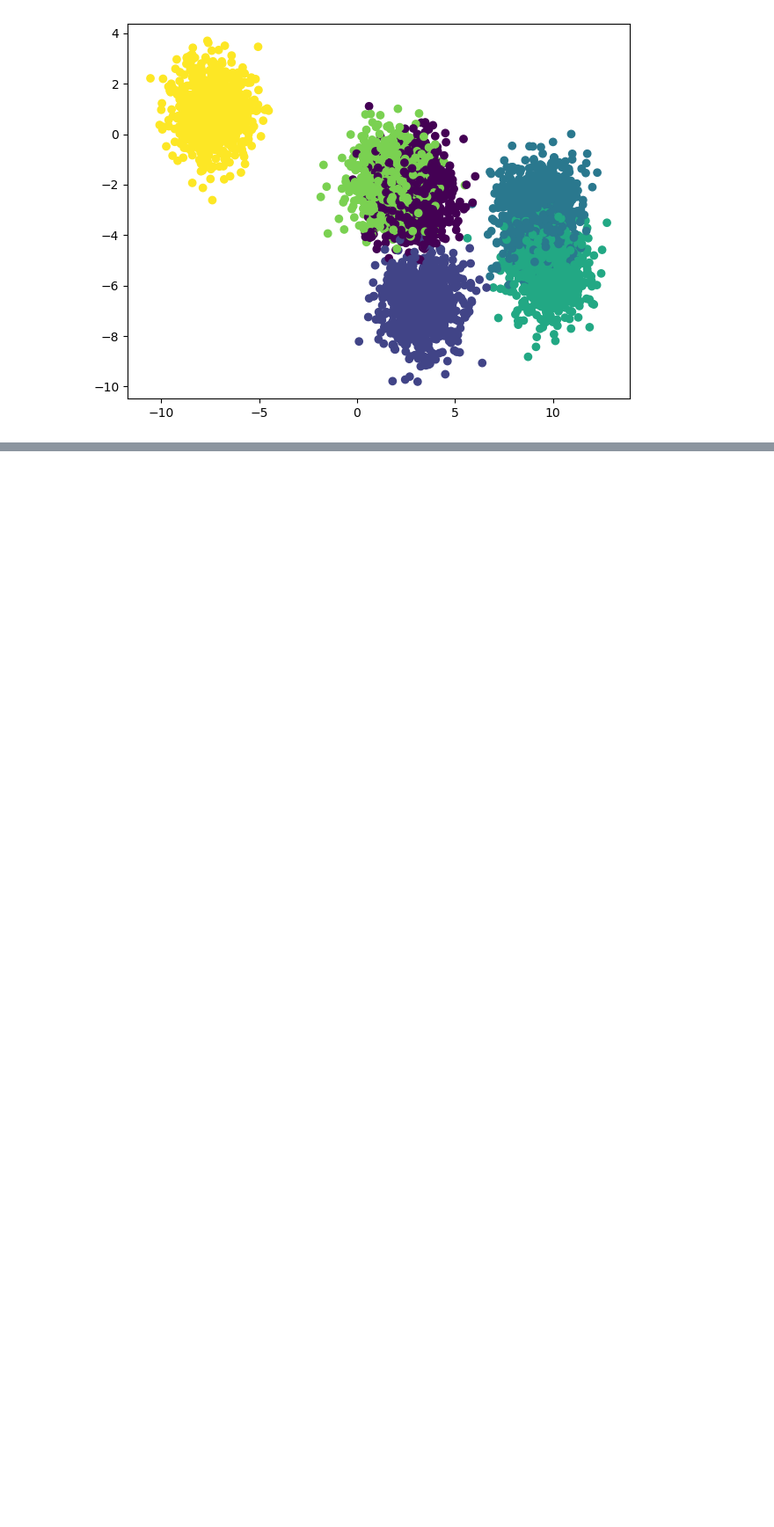
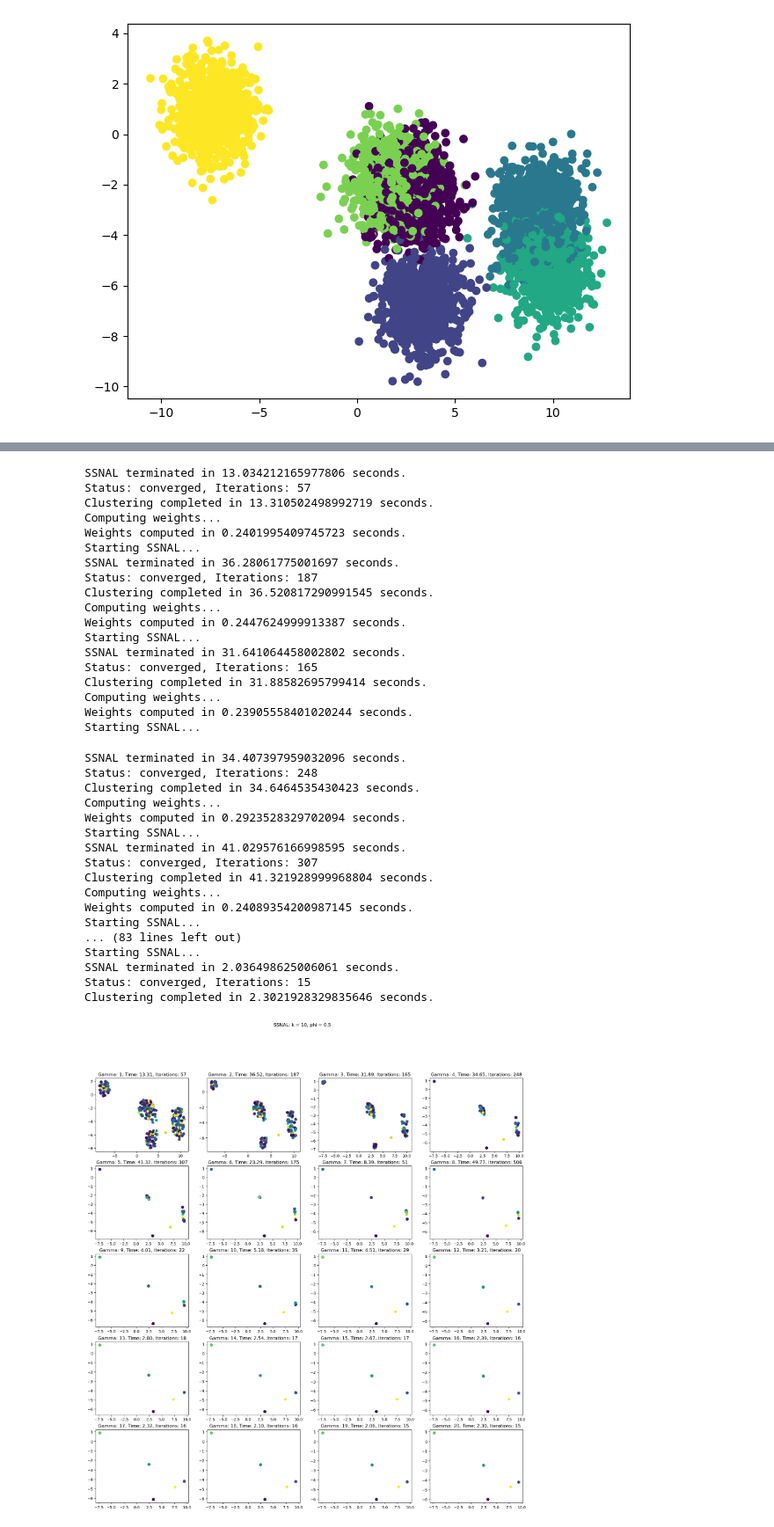
Before and after one commit to dx-li/pycvxcluster, a Jupyter notebook: Examples.ipynb, the cells around one changed output, grey strips where cells are left out. Shown at 88% size. Cells and saved outputs as stored; diff of their text form; code cells hidden in the pictures; blank space fills up the shorter version.

```diff
--- a/Examples.ipynb
+++ b/Examples.ipynb
@@ -232,3 +232,15 @@ plt.tight_layout()
 plt.show()
 # %% [output]
 [figure]
+# %%
+#run ssnal on the blobs with varying gamma from 1 to 20 and plot the results
+fig, axes = plt.subplots(5, 4, figsize=(10, 10))
+fig.set_size_inches(20, 20)
+for i in range(20):
+    ssnal = pycvxcluster.pycvxcluster.SSNAL(k=10, phi = 0.5, gamma = i+1)
+    labels = ssnal.fit_predict(blobs[0], return_centers = True)
+    axes[i // 4, i % 4].scatter(ssnal.xi[0, :], ssnal.centers_[1, :], c=labels)
+    axes[i // 4, i % 4].set_title(f"Gamma: {i+1}, Time: {ssnal.tot_time_:.2f}, Iterations: {ssnal.iter_:.0f}")
+fig.suptitle(f"SSNAL: k = {ssnal.k}, phi = {ssnal.phi}")
+plt.show()
+# %% [output]
@@ -235,3 +250,39 @@ plt.show()
+SSNAL terminated in 13.034212165977806 seconds.
+Status: converged, Iterations: 57
+Clustering completed in 13.310502498992719 seconds.
+Computing weights...
+Weights computed in 0.2401995409745723 seconds.
+Starting SSNAL...
+SSNAL terminated in 36.28061775001697 seconds.
+Status: converged, Iterations: 187
+Clustering completed in 36.520817290991545 seconds.
+Computing weights...
+Weights computed in 0.2447624999913387 seconds.
+Starting SSNAL...
+SSNAL terminated in 31.641064458002802 seconds.
+Status: converged, Iterations: 165
+Clustering completed in 31.88582695799414 seconds.
+Computing weights...
+Weights computed in 0.23905558401020244 seconds.
+Starting SSNAL...
+SSNAL terminated in 34.407397959032096 seconds.
+Status: converged, Iterations: 248
+Clustering completed in 34.6464535430423 seconds.
+Computing weights...
+Weights computed in 0.2923528329702094 seconds.
+Starting SSNAL...
+SSNAL terminated in 41.029576166998595 seconds.
+Status: converged, Iterations: 307
+Clustering completed in 41.321928999968804 seconds.
+Computing weights...
+Weights computed in 0.24089354200987145 seconds.
+Starting SSNAL...
+... (83 lines left out)
+Starting SSNAL...
+SSNAL terminated in 2.036498625006061 seconds.
+Status: converged, Iterations: 15
+Clustering completed in 2.3021928329835646 seconds.
+[figure, added]
 # %%
 #run ssnal on the blobs with varying gamma from 1 to 20 and plot what clusters it comes up with
 fig, axes = plt.subplots(5, 4, figsize=(10, 10))
```
Also changed, not shown: parts of 2 cells of this notebook, 1 other file.
